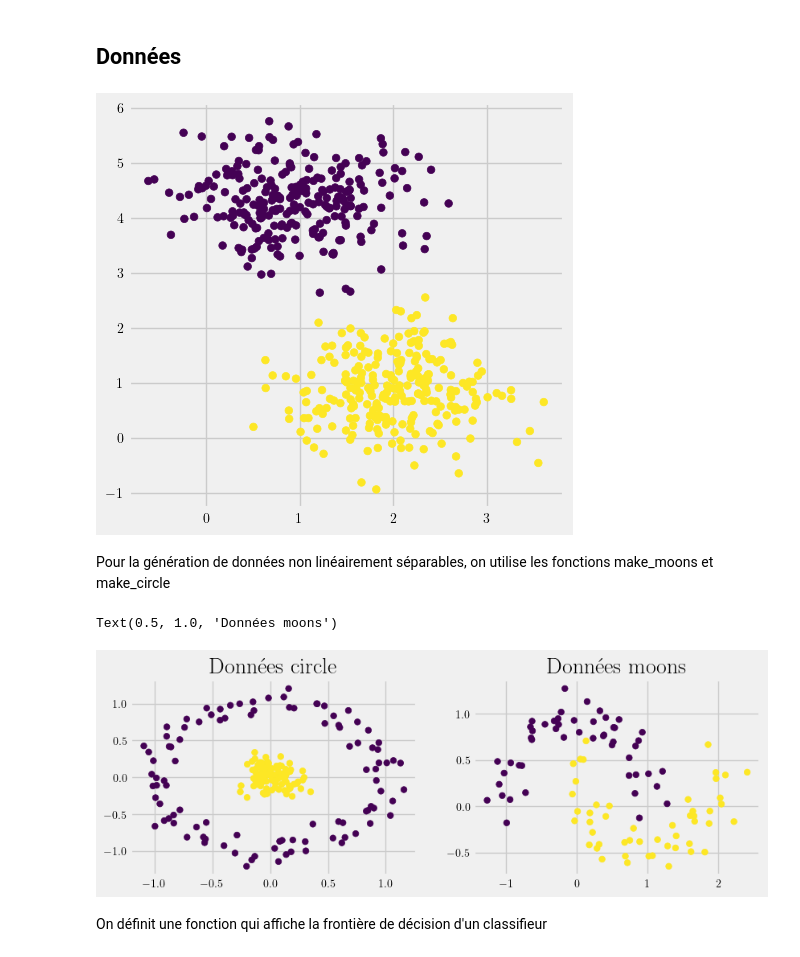
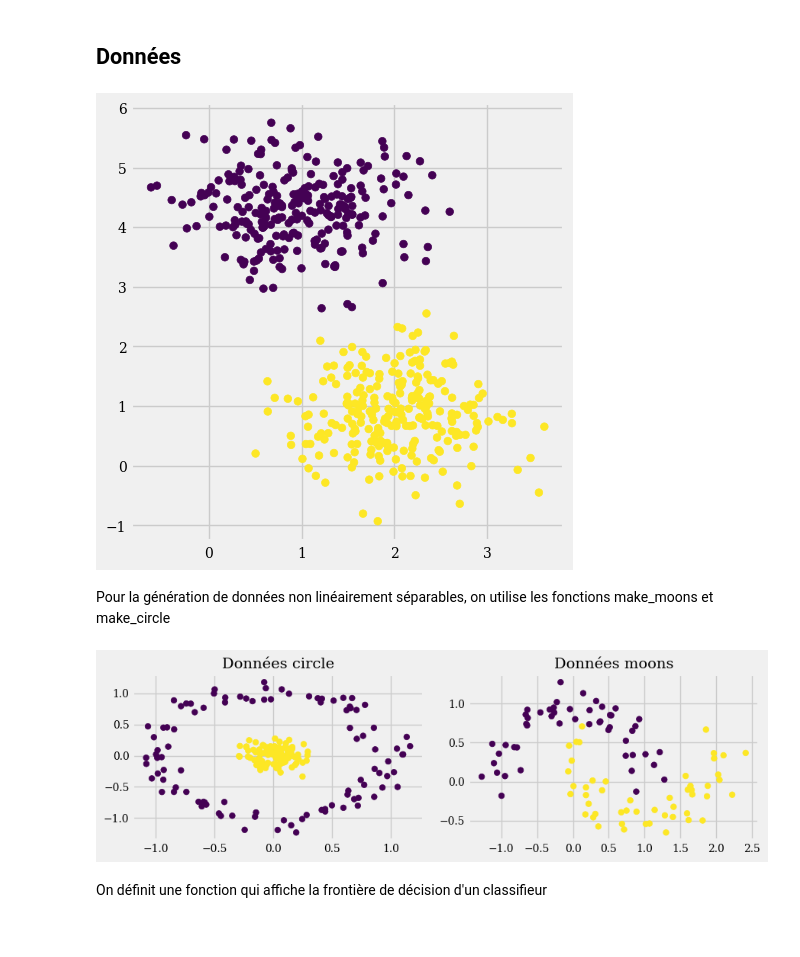
Before and after one commit to vbarra/MLbook, a Jupyter notebook: _build/jupyter_execute/notebook_SVMlin.ipynb, the cells around one changed output. Saved outputs shown, nothing was run; the diff lists cells and outputs as text; code cells hidden in the pictures.

```diff
--- a/_build/jupyter_execute/notebook_SVMlin.ipynb
+++ b/_build/jupyter_execute/notebook_SVMlin.ipynb
@@ -44,10 +42,11 @@ set_default()
 # %%
 from sklearn.datasets import make_blobs
 Xblobs, yblobs = make_blobs(n_samples=500, centers=2,random_state=0, cluster_std=0.6)
 fig, ax = plt.subplots(1, 1, figsize=(5, 5))
 ax.scatter(Xblobs[:, 0], Xblobs[:, 1], c=yblobs, s=30);
+plt.tight_layout()
 # %% [output]
-[figure, old version]
+[figure, new version]
 # %% [markdown]
 Pour la génération de données non linéairement séparables, on utilise les fonctions make_moons et make_circle
 # %%
@@ -58,12 +57,12 @@ Xcircle, ycircle = make_circles(200, factor=.1, noise=.1)
 
 fig, ax = plt.subplots(1, 2, figsize=(9, 3))
 ax[0].scatter(Xcircle[:, 0], Xcircle[:, 1], c=ycircle, s=30)
-ax[0].set_title("Données circle")
+ax[0].set_title("Données circle",fontsize=14)
 ax[1].scatter(Xmoons[:, 0], Xmoons[:, 1], c=ymoons, s=30)
-ax[1].set_title("Données moons")
+ax[1].set_title("Données moons",fontsize=14)
+plt.tight_layout()
 # %% [output]
-Text(0.5, 1.0, 'Données moons')
-[figure, old version]
+[figure, new version]
 # %% [markdown]
 On définit une fonction qui affiche la frontière de décision d'un classifieur
 # %%
```
Also changed, not shown: parts of 6 cells of this notebook, 21 other files.
